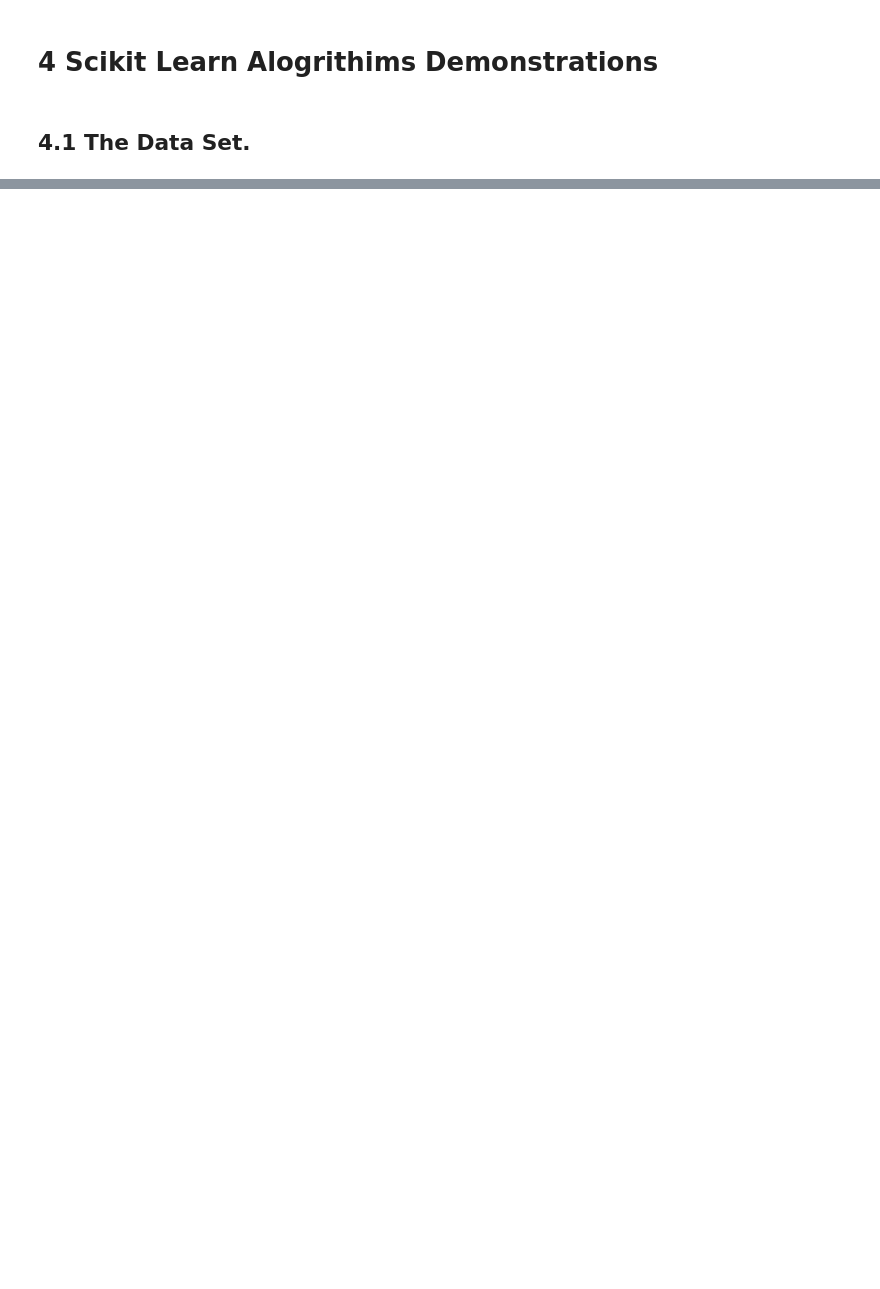
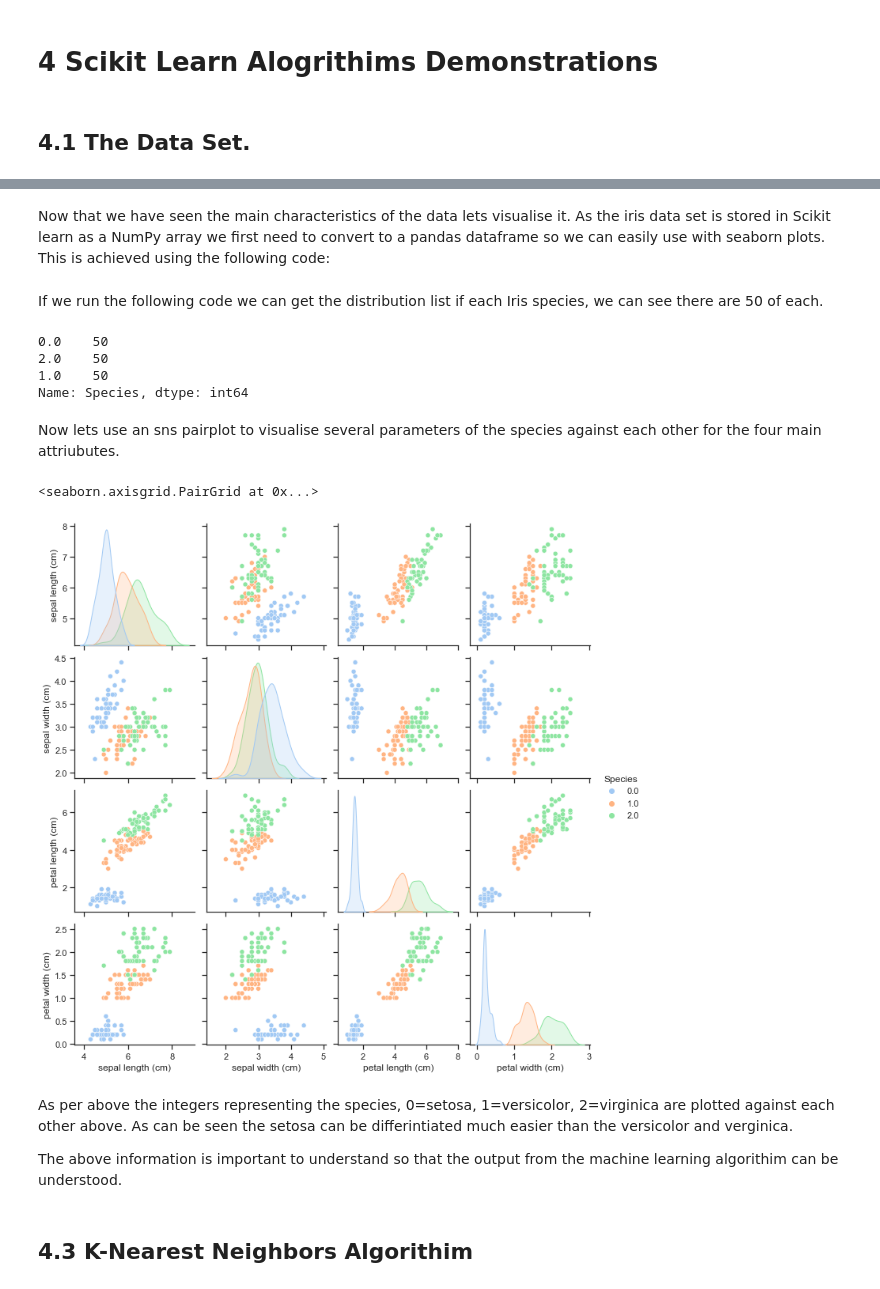
Before and after one commit to Keitho08/machine_learning_assignment, a Jupyter notebook: scikit-learn.ipynb, the cells around one changed output, grey strips where cells are left out. Saved outputs shown, nothing was run; the diff lists cells and outputs as text; code cells hidden in the pictures; blank space fills up the shorter version.

Commit message:
KNN algorithim complete

```diff
--- a/scikit-learn.ipynb
+++ b/scikit-learn.ipynb
@@ -83,9 +217,27 @@ In the following section of the notebook we will look at carrying out examples o
+# %% [markdown]
+Now that we have seen the main characteristics of the data lets visualise it. As the iris data set is stored in Scikit learn as a NumPy array we first need to convert to a pandas dataframe so we can easily use with seaborn plots. This is achieved using the following code:
+# %%
+df = pd.DataFrame(data= np.c_[iris['data'], iris['target']],
+                  columns= iris['feature_names'] + ['Species'])
+# %% [markdown]
+If we run the following code we can get the distribution list if each Iris species, we can see there are 50 of each.
 # %%
-import pandas as pd
-import numpy as np
-from sklearn.datasets import load_iris
-from sklearn.model_selection import train_test_split
-from sklearn.neighbors import KNeighborsClassifier
-from sklearn import metrics
-import matplotlib.pyplot as plt
-iris = load_iris()
+df['Species'].value_counts()
+# %% [output]
+0.0    50
+2.0    50
+1.0    50
+Name: Species, dtype: int64
+# %% [markdown]
+Now lets use an sns pairplot to visualise several parameters of the species against each other for the four main attriubutes.
+# %%
+sns.pairplot(df, hue='Species', palette='pastel') # hue categorises by species type and pastel is the preffered colour scheme.
+# %% [output]
+<seaborn.axisgrid.PairGrid at 0x...>
+[figure, added]
+# %% [markdown]
+As per above the integers representing the species, 0=setosa, 1=versicolor, 2=virginica are plotted against each other above. As can be seen the setosa can be differintiated much easier than the versicolor and verginica.
+
+The above information is important to understand so that the output from the machine learning algorithim can be understood.
+# %% [markdown]
+## 4.3 K-Nearest Neighbors Algorithim
```
Also changed, not shown: parts of 30 cells of this notebook, 6 other files.
